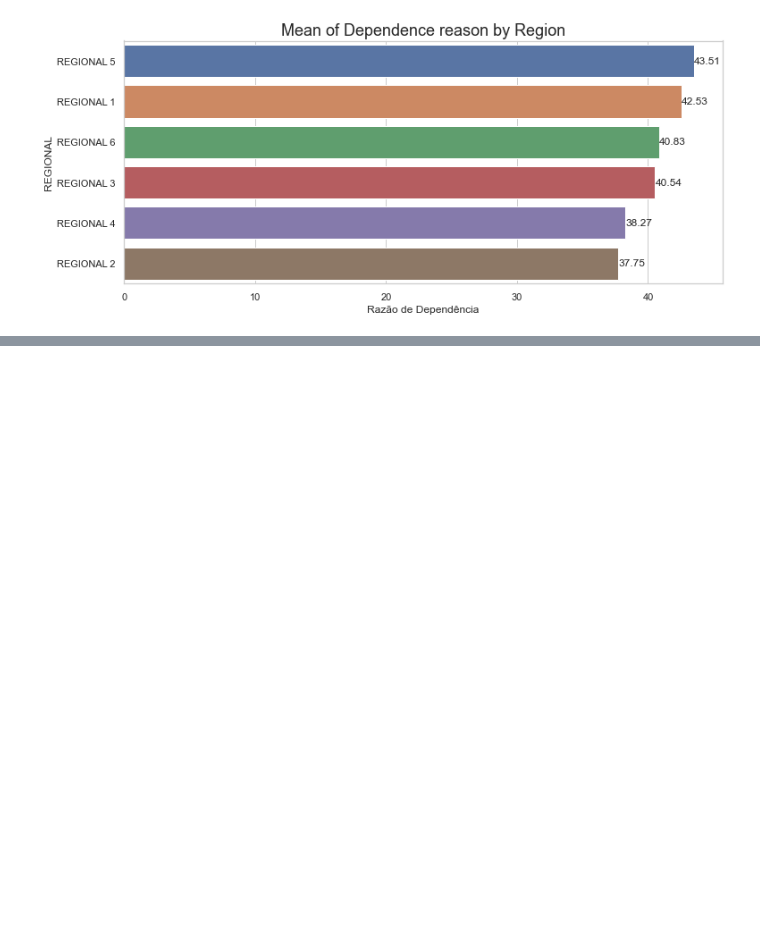
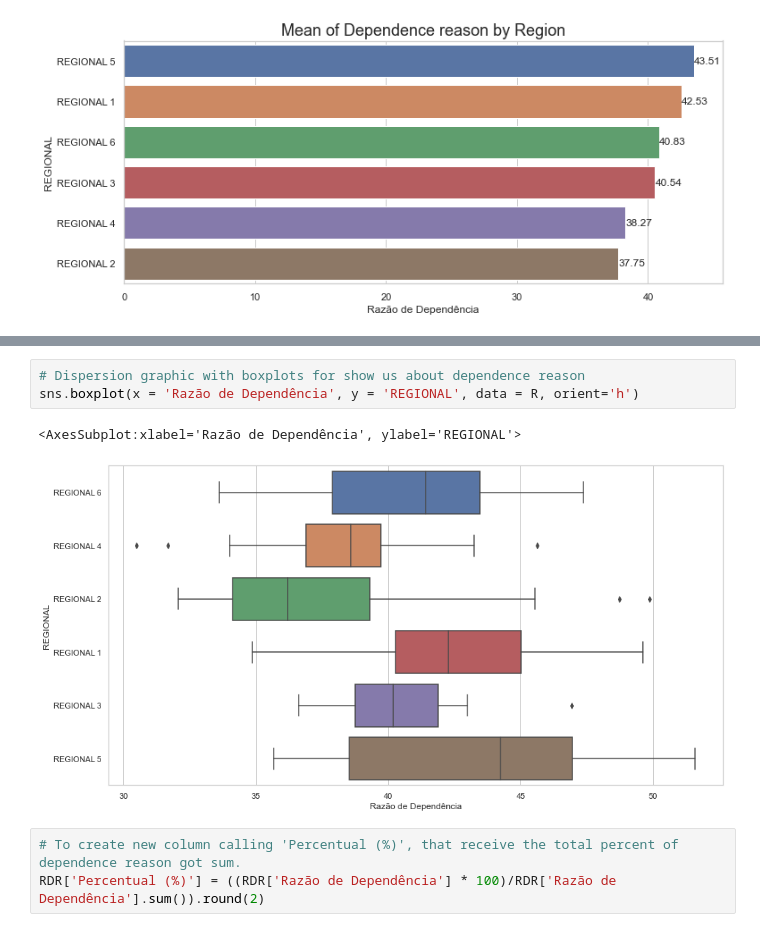
Before and after one commit to kevennchaves/Fortaleza_demographic_data, a Jupyter notebook: FORTALEZA'S DEMOGRAPHIC DATA ANALYSIS.ipynb, the cells around one changed output, grey strips where cells are left out. Saved outputs shown, nothing was run; the diff lists cells and outputs as text; blank space fills up the shorter version.

Commit message:
Ajuste no gráfico boxplot/2

```diff
--- a/FORTALEZA'S DEMOGRAPHIC DATA ANALYSIS.ipynb
+++ b/FORTALEZA'S DEMOGRAPHIC DATA ANALYSIS.ipynb
@@ -751,0 +722,9 @@ data.head()
+# %%
+# Dispersion graphic with boxplots for show us about dependence reason
+sns.boxplot(x = 'Razão de Dependência', y = 'REGIONAL', data = R, orient='h')
+# %% [output]
+<AxesSubplot:xlabel='Razão de Dependência', ylabel='REGIONAL'>
+[figure, added]
+# %%
+# To create new column calling 'Percentual (%)', that receive the total percent of dependence reason got sum.
+RDR['Percentual (%)'] = ((RDR['Razão de Dependência'] * 100)/RDR['Razão de Dependência'].sum()).round(2)
```
Also changed, not shown: parts of 14 cells of this notebook.
